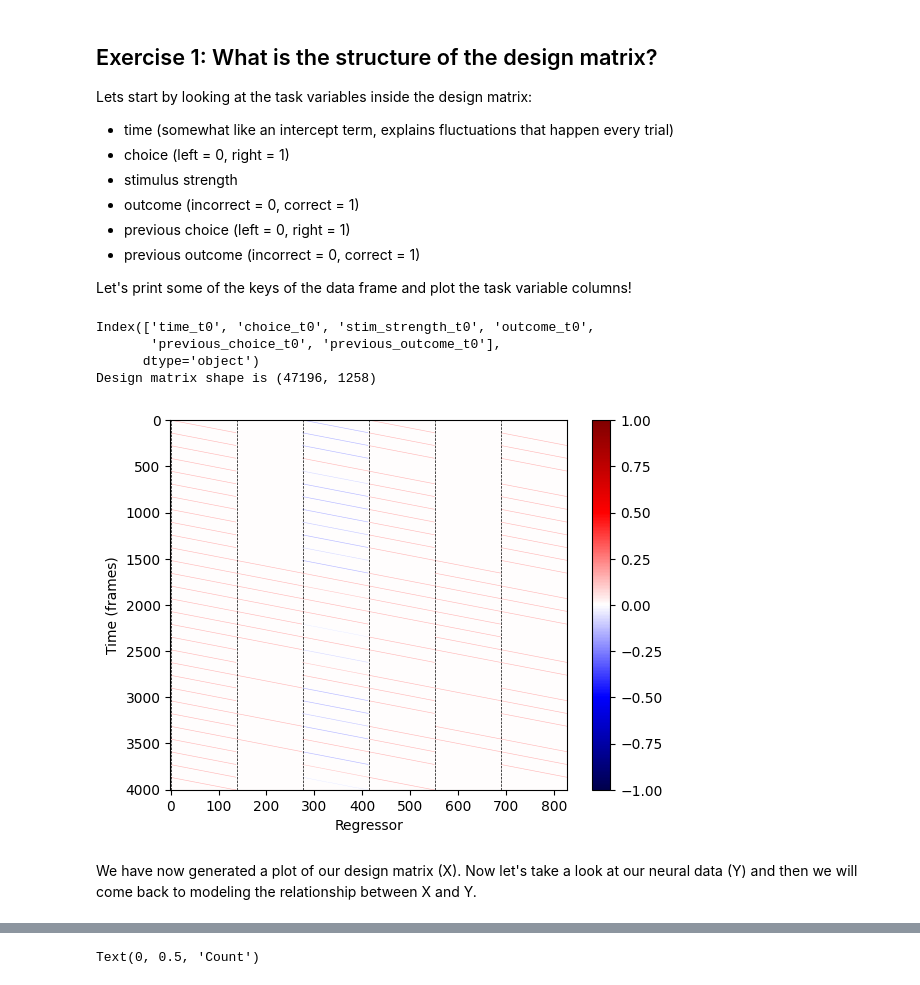
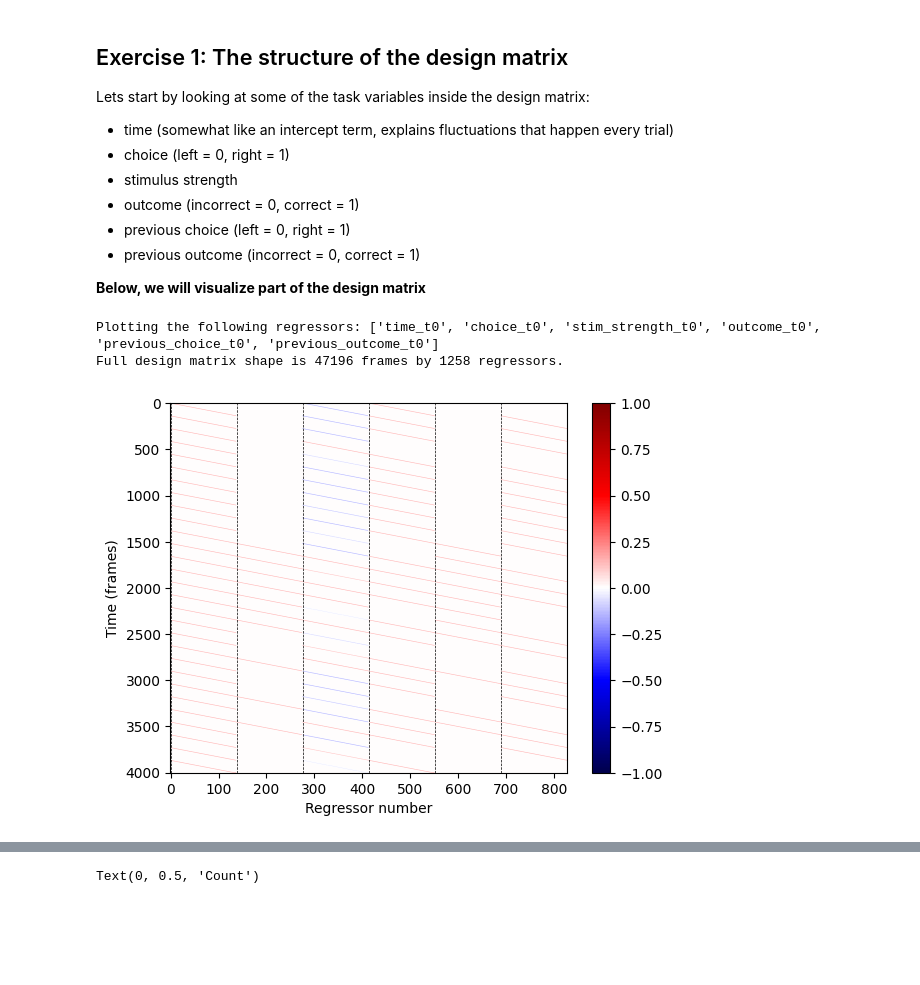
Before and after one commit to churchlandlab/DataSAI_summer_school, a Jupyter notebook: 2_Fitting_Neural_Data_Solutions.ipynb, the cells around one changed output, grey strips where cells are left out. Saved outputs shown, nothing was run; the diff lists cells and outputs as text; code cells hidden in the pictures; blank space fills up the shorter version.

```diff
--- a/2_Fitting_Neural_Data_Solutions.ipynb
+++ b/2_Fitting_Neural_Data_Solutions.ipynb
@@ -19,9 +13,11 @@ import encoding_tools
 # %%
-data_file = encoding_tools.download_neural_data("miniscope") #Download function from io
-data_dict = np.load(data_file, allow_pickle = True).tolist()
+import numpy as np
+import matplotlib.pyplot as plt
+%matplotlib inline
+import pandas as pd
+from tqdm import tqdm
 
-#Create a variable for each keyword in the dictionary
-print('\nVariables:\n')
-for key,val in data_dict.items():
-        exec(key + '=val')
-        print(key)
+import encoding_tools
+
+data_path = encoding_tools.download_neural_data("miniscope") #Download data
+design_matrix, Y_raw_fluorescence, neuron_footprints, frames_per_trial, frame_rate, aligned_segment_start = encoding_tools.load_miniscope(data_path)
@@ -58,7 +64,7 @@ The data we have loaded were obtained from a mouse performing a two-alternative
 # %% [markdown]
-## Exercise 1: What is the structure of the design matrix?
+## Exercise 1: The structure of the design matrix
 
-Lets start by looking at the task variables inside the design matrix:
+Lets start by looking at some of the task variables inside the design matrix:
 
 <ul>
     <li>time (somewhat like an intercept term, explains fluctuations that happen every trial)</li>
@@ -69,40 +75,28 @@ Lets start by looking at the task variables inside the design matrix:
     <li>previous outcome (incorrect = 0, correct = 1)</li>
 </ul>
 
-Let's  print some of the keys of the data frame and plot the task variable columns!
+**Below, we will visualize part of the design matrix**
 # %%
-#Print some of the keys of the design matrix
-print(design_matrix.keys()[np.arange(0,6 * timepoints_per_trial, timepoints_per_trial)])
-print(f'Design matrix shape is {np.array(design_matrix).shape}')
-
-#Plot the task variables
 N_TRIALS_TO_PLOT = 29 # starting from first trial
 N_REGRESSORS_TO_PLOT = 6 # starting from first regressor
 
+#Print some of the keys of the design matrix
+regs_2_plot = design_matrix.keys()[np.arange(0,N_REGRESSORS_TO_PLOT * frames_per_trial, frames_per_trial)].tolist()
+print(f'Plotting the following regressors: {regs_2_plot}')
+print(f'Full design matrix shape is {np.array(design_matrix).shape[0]} frames by {np.array(design_matrix.shape[1])} regressors.')
+
+
 plt.figure()
-plt.imshow(np.array(design_matrix)[:N_TRIALS_TO_PLOT * timepoints_per_trial,:N_REGRESSORS_TO_PLOT * timepoints_per_trial], aspect='auto', cmap='seismic')
+plt.imshow(np.array(design_matrix)[:N_TRIALS_TO_PLOT * frames_per_trial,:N_REGRESSORS_TO_PLOT * frames_per_trial], aspect='auto', cmap='seismic')
 #use np.array() on the design_matrix to be able to index numerically instead of by key
 for k in range(N_REGRESSORS_TO_PLOT):
-    plt.axvline(k * timepoints_per_trial, color='k', linestyle='--', linewidth=0.5)
-#for k in range(N_TRIALS_TO_PLOT):
-#    plt.axhline(k * timepoints_per_trial, color='k', linestyle='--', linewidth=0.5, alpha=.4)
+    plt.axvline(k * frames_per_trial, color='k', linestyle='--', linewidth=0.5)
 
 plt.colorbar()
-plt.xlabel('Regressor')
+plt.xlabel('Regressor number')
 plt.ylabel('Time (frames)')
 plt.show()
-
-######---Try answering the following questions:
-# Does the t0 on the keys mean?
-# Why do we need many columns to represent one variable (such as choice)?
-# Why is the first column within the dashed lines full 1's on the diagonal?
-# Why are the other ones not all diagonals?
-# What do negative values along the diagonal indicate?
 # %% [output]
-Index(['time_t0', 'choice_t0', 'stim_strength_t0', 'outcome_t0',
-       'previous_choice_t0', 'previous_outcome_t0'],
-      dtype='object')
-Design matrix shape is (47196, 1258)
+Plotting the following regressors: ['time_t0', 'choice_t0', 'stim_strength_t0', 'outcome_t0', 'previous_choice_t0', 'previous_outcome_t0']
+Full design matrix shape is 47196 frames by 1258 regressors.
-[figure, old version]
+[figure, new version]
-# %% [markdown]
-We have now generated a plot of our design matrix (X). Now let's take a look at our neural data (Y) and then we will come back to modeling the relationship between X and Y.
```
Also changed, not shown: parts of 37 cells of this notebook, 1 other file.
